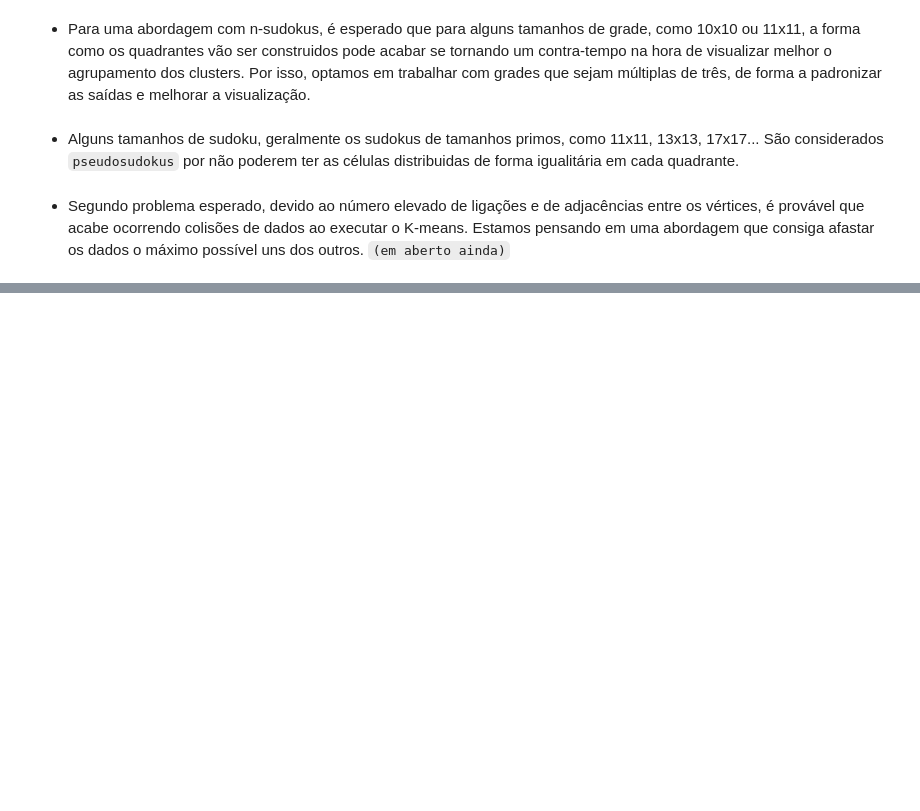
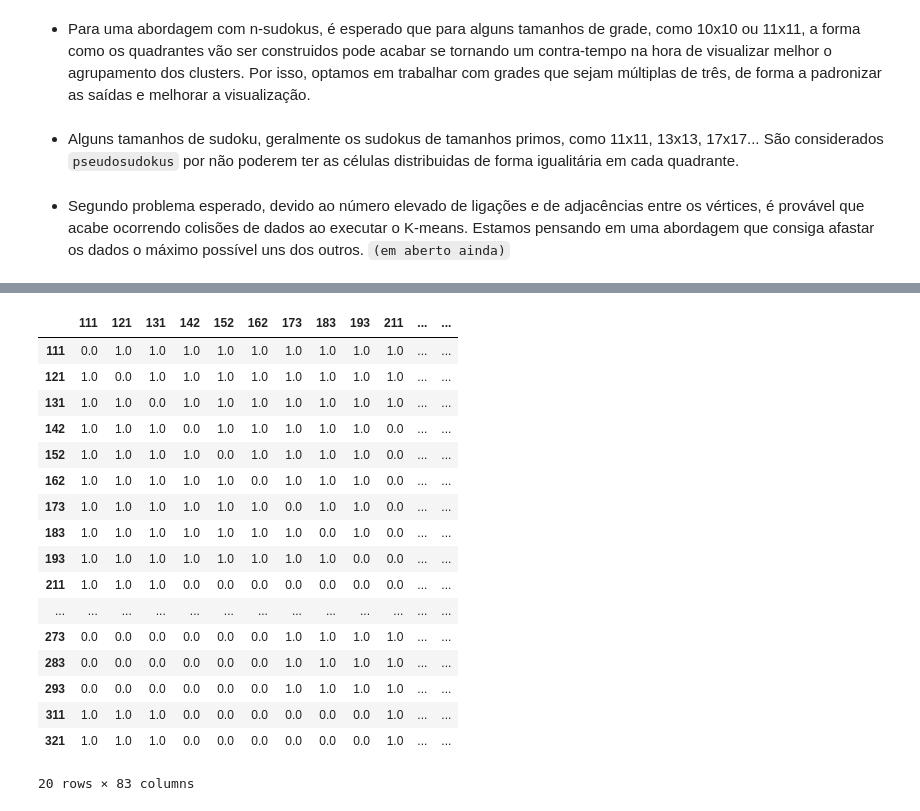
Before and after one commit to CarlosAraujo7/Sudoku-with-Machine-Learning, a Jupyter notebook: base.ipynb, the cells around one changed output, grey strips where cells are left out. Drawn from its saved outputs; the diff is of its cells as text; code cells hidden in the pictures; blank space fills up the shorter version.

```diff
--- a/base.ipynb
+++ b/base.ipynb
@@ -104,0 +208,16 @@ sudoku_df.head()
+# %%
+# Obtenha a matriz de adjacência como um array numpy
+matriz_adj = nx.to_numpy_array(grafo)
+
+# Crie um DataFrame a partir da matriz de adjacência
+df_matriz = pd.DataFrame(matriz_adj, columns=grafo.nodes, index=grafo.nodes)
+# Adicione uma coluna 'cor' com valores 0
+df_matriz['cor'] = -1
+# %%
+i = 0
+for node in grafo.nodes:
+    if node in df_matriz.index:
+        linha, coluna, quadrante = int(str(node)[0]), int(str(node)[1]), int(str(node)[2])
+        i += 15
+        if linha == 1:
+            df_matriz.at[node, 'cor'] = i
@@ -104,0 +255,28 @@ sudoku_df.head()
+# %%
+X = df_matriz[['cor']].values
+
+kmeans = KMeans(n_clusters=9, init='k-means++', random_state=0).fit(df_matriz.values)
+
+# Adicione os rótulos de cluster ao DataFrame
+df_matriz['cluster'] = kmeans.labels_
+# %%
+df_matriz.head(20)
+# %% [output]
+|  | 111 | 121 | 131 | 142 | 152 | 162 | 173 | 183 | 193 | 211 | ... | ... |
+| 111 | 0.0 | 1.0 | 1.0 | 1.0 | 1.0 | 1.0 | 1.0 | 1.0 | 1.0 | 1.0 | ... | ... |
+| 121 | 1.0 | 0.0 | 1.0 | 1.0 | 1.0 | 1.0 | 1.0 | 1.0 | 1.0 | 1.0 | ... | ... |
+| 131 | 1.0 | 1.0 | 0.0 | 1.0 | 1.0 | 1.0 | 1.0 | 1.0 | 1.0 | 1.0 | ... | ... |
+| 142 | 1.0 | 1.0 | 1.0 | 0.0 | 1.0 | 1.0 | 1.0 | 1.0 | 1.0 | 0.0 | ... | ... |
+| 152 | 1.0 | 1.0 | 1.0 | 1.0 | 0.0 | 1.0 | 1.0 | 1.0 | 1.0 | 0.0 | ... | ... |
+| 162 | 1.0 | 1.0 | 1.0 | 1.0 | 1.0 | 0.0 | 1.0 | 1.0 | 1.0 | 0.0 | ... | ... |
+| 173 | 1.0 | 1.0 | 1.0 | 1.0 | 1.0 | 1.0 | 0.0 | 1.0 | 1.0 | 0.0 | ... | ... |
+| 183 | 1.0 | 1.0 | 1.0 | 1.0 | 1.0 | 1.0 | 1.0 | 0.0 | 1.0 | 0.0 | ... | ... |
+| 193 | 1.0 | 1.0 | 1.0 | 1.0 | 1.0 | 1.0 | 1.0 | 1.0 | 0.0 | 0.0 | ... | ... |
+| 211 | 1.0 | 1.0 | 1.0 | 0.0 | 0.0 | 0.0 | 0.0 | 0.0 | 0.0 | 0.0 | ... | ... |
+| ... | ... | ... | ... | ... | ... | ... | ... | ... | ... | ... | ... | ... |
+| 273 | 0.0 | 0.0 | 0.0 | 0.0 | 0.0 | 0.0 | 1.0 | 1.0 | 1.0 | 1.0 | ... | ... |
+| 283 | 0.0 | 0.0 | 0.0 | 0.0 | 0.0 | 0.0 | 1.0 | 1.0 | 1.0 | 1.0 | ... | ... |
+| 293 | 0.0 | 0.0 | 0.0 | 0.0 | 0.0 | 0.0 | 1.0 | 1.0 | 1.0 | 1.0 | ... | ... |
+| 311 | 1.0 | 1.0 | 1.0 | 0.0 | 0.0 | 0.0 | 0.0 | 0.0 | 0.0 | 1.0 | ... | ... |
+| 321 | 1.0 | 1.0 | 1.0 | 0.0 | 0.0 | 0.0 | 0.0 | 0.0 | 0.0 | 1.0 | ... | ... |
+20 rows × 83 columns
```
Also changed, not shown: parts of 18 cells of this notebook.
